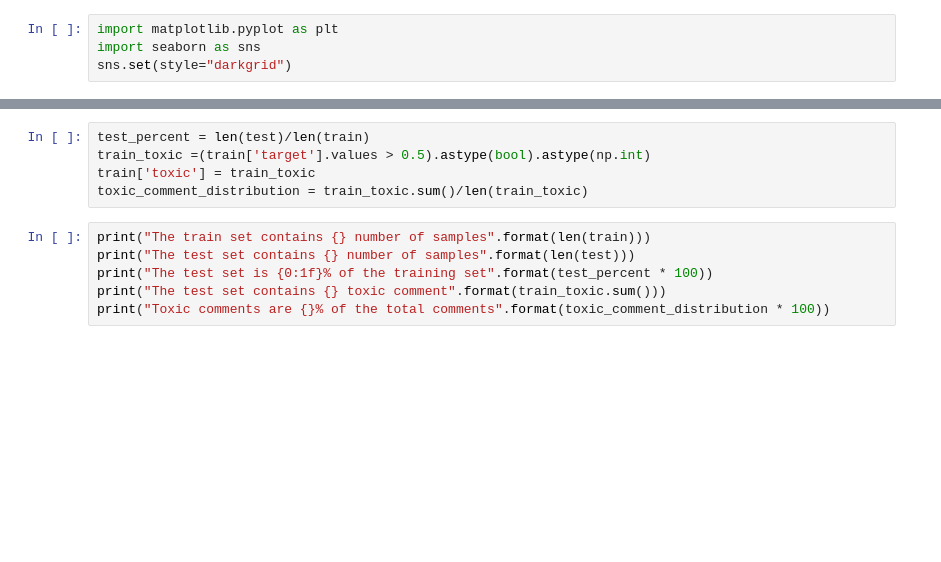
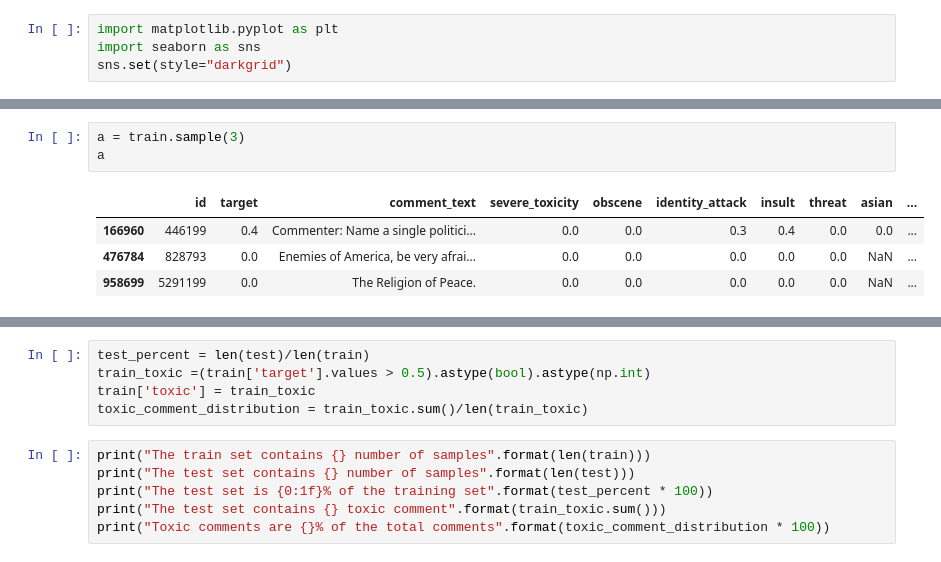
Before and after one commit to gromag/Machine-Learning-Engineer-Capstone-Project-Udacity, a Jupyter notebook: notebooks/Exploratory analysis.ipynb, the cells around one changed output, grey strips where cells are left out. Cells and saved outputs as stored; diff of their text form; blank space fills up the shorter version.

```diff
--- a/notebooks/Exploratory analysis.ipynb
+++ b/notebooks/Exploratory analysis.ipynb
@@ -56,0 +57,8 @@ test[:10]
+# %%
+a = train.sample(3)
+a
+# %% [output]
+|  | id | target | comment_text | severe_toxicity | obscene | identity_attack | insult | threat | asian | ... |
+| 166960 | 446199 | 0.4 | Commenter: Name a single politici... | 0.0 | 0.0 | 0.3 | 0.4 | 0.0 | 0.0 | ... |
+| 476784 | 828793 | 0.0 | Enemies of America, be very afrai... | 0.0 | 0.0 | 0.0 | 0.0 | 0.0 | NaN | ... |
+| 958699 | 5291199 | 0.0 | The Religion of Peace. | 0.0 | 0.0 | 0.0 | 0.0 | 0.0 | NaN | ... |
```
Also changed, not shown: parts of 28 cells of this notebook, 1 other file.
